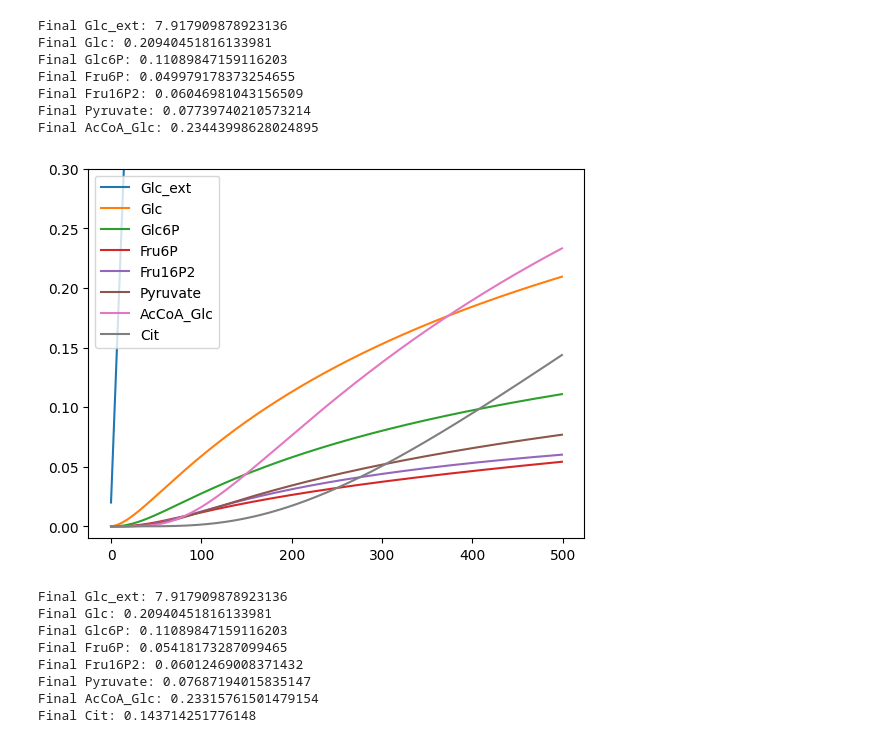
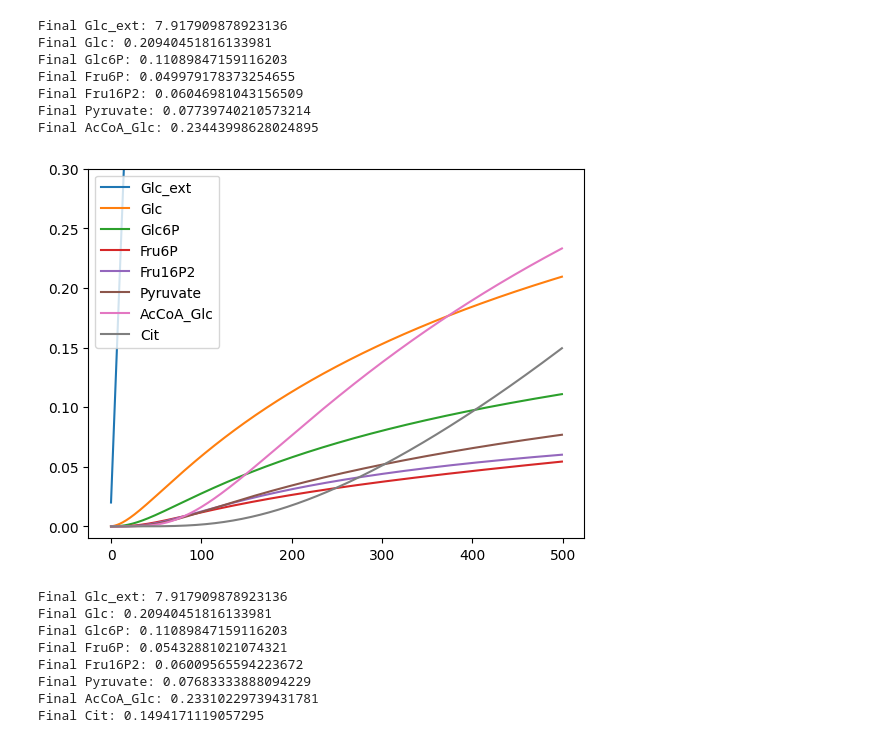
Before and after one commit to Affi26/JupyterNotebook, a Jupyter notebook: randle-cycle-real-time-interactive/src/test-kinetics-sim.ipynb, the cells around one changed output. Cells and saved outputs as stored; diff of their text form; code cells hidden in the pictures.

```diff
--- a/randle-cycle-real-time-interactive/src/test-kinetics-sim.ipynb
+++ b/randle-cycle-real-time-interactive/src/test-kinetics-sim.ipynb
@@ -325,6 +327,7 @@ Fru6P      = 0.0
 Fru16P2    = 0.0
 Pyruvate   = 0.0
 AcCoA_Glc  = 0.0
+AcCoA_Fat  = 0.0    # <-- added for citrate ODE
 Cit        = 0.0
 
 
@@ -359,7 +362,9 @@ for _ in range(steps):
     Fru16P2   += dt * kinetics.dFru16P2_dt(Fru16P2, Fru6P, Cit)
     Pyruvate  += dt * kinetics.dPyruvate_dt(Pyruvate, Fru16P2, AcCoA_Glc)
     AcCoA_Glc += dt * kinetics.dAcetylCoA_Glc_dt(AcCoA_Glc, Pyruvate, ATP_draw)
-    Cit       += dt * kinetics.dCit_dt(Cit, AcCoA_Glc)   # NEW: citrate dynamics
+
+    # NEW: citrate from both AcCoA pools
+    Cit       += dt * kinetics.dCit_dt(Cit, AcCoA_Glc, AcCoA_Fat, Glc)
 
     history.append([
         Glc_ext, Glc, Glc6P, Fru6P, Fru16P2,
@@ -373,42 +378,42 @@ history = np.array(history)
 # ============================
 # PLOT RESULTS
 # ============================
 
 plt.plot(history[:,0], label="Glc_ext")
 plt.plot(history[:,1], label="Glc")
 plt.plot(history[:,2], label="Glc6P")
 plt.plot(history[:,3], label="Fru6P")
 plt.plot(history[:,4], label="Fru16P2")
 plt.plot(history[:,5], label="Pyruvate")
 plt.plot(history[:,6], label="AcCoA_Glc")
 plt.plot(history[:,7], label="Cit")
 plt.legend()
 plt.ylim(-0.01,0.3)
 plt.show()
 
 
 # ============================
 # FINAL VALUES
 # ============================
 
 print("Final Glc_ext:",   history[-1, 0])
 print("Final Glc:",       history[-1, 1])
 print("Final Glc6P:",     history[-1, 2])
 print("Final Fru6P:",     history[-1, 3])
 print("Final Fru16P2:",   history[-1, 4])
 print("Final Pyruvate:",  history[-1, 5])
 print("Final AcCoA_Glc:", history[-1, 6])
 print("Final Cit:",       history[-1, 7])
 # %% [output]
-[figure, old version]
+[figure, new version]
 Final Glc_ext: 7.917909878923136
 Final Glc: 0.20940451816133981
 Final Glc6P: 0.11089847159116203
-Final Fru6P: 0.05418173287099465
-Final Fru16P2: 0.06012469008371432
-Final Pyruvate: 0.07687194015835147
-Final AcCoA_Glc: 0.23315761501479154
-Final Cit: 0.143714251776148
+Final Fru6P: 0.05432881021074321
+Final Fru16P2: 0.06009565594223672
+Final Pyruvate: 0.07683333888094229
+Final AcCoA_Glc: 0.23310229739431781
+Final Cit: 0.1494171119057295
 # %%
 # ----------------------------
 # Shared settings
```
Also changed, not shown: parts of 16 cells of this notebook, 2 other files.
